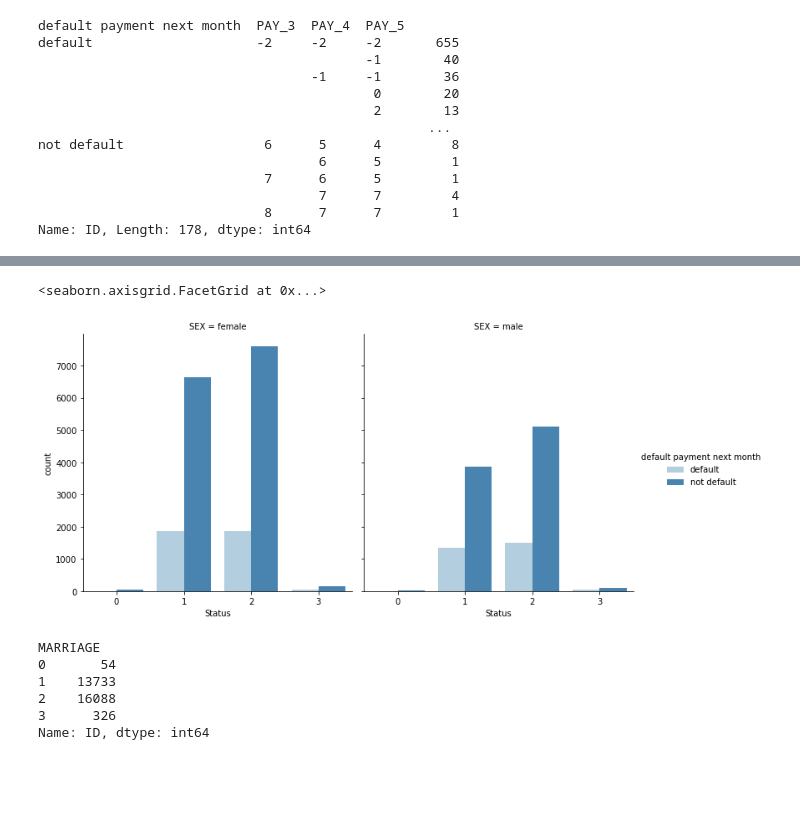
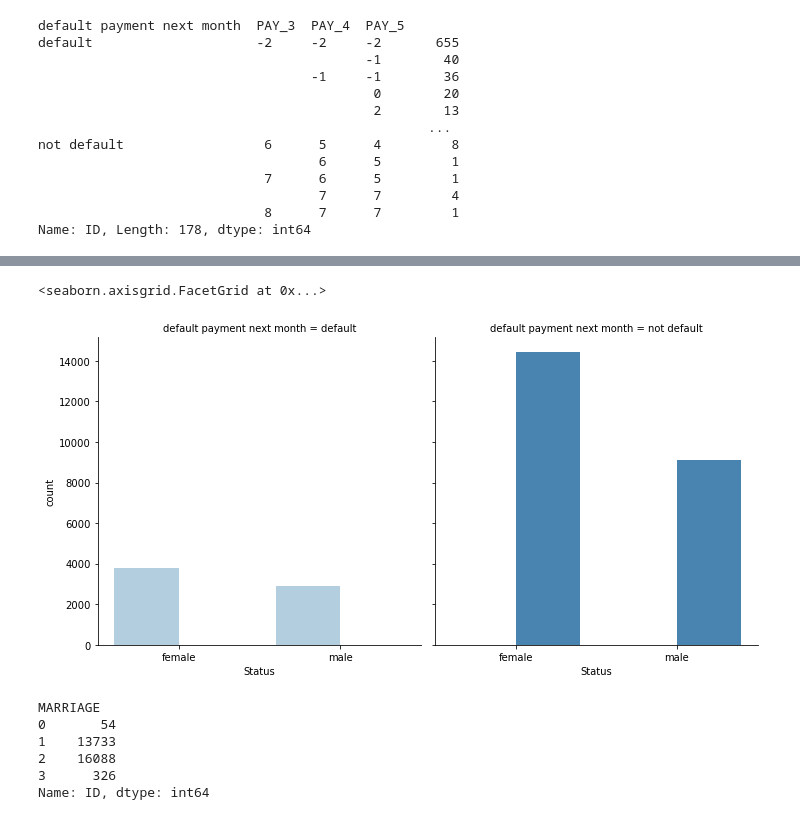
Before and after one commit to ritalule/C2-T2, a Jupyter notebook: C2-T2.ipynb, the cells around one changed output, grey strips where cells are left out. Drawn from its saved outputs; the diff is of its cells as text; code cells hidden in the pictures; blank space fills up the shorter version.

```diff
--- a/C2-T2.ipynb
+++ b/C2-T2.ipynb
@@ -489,10 +489,10 @@ sns.lmplot('ID','LIMIT_BAL',hue='default payment next month',data=credit,x_bins=
 # %%
-fg=sns.factorplot('MARRIAGE', data=credit, kind='count', hue='default payment next month', col='SEX', hue_order=['default','not default'],
+fg=sns.factorplot('SEX', data=credit, kind='count', hue='default payment next month', col='default payment next month', hue_order=['default','not default'],
                  palette='Blues')
 fg.set_xlabels('Status')
 # %% [output]
 <seaborn.axisgrid.FacetGrid at 0x...>
-[figure, old version]
+[figure, new version]
 # %%
 credit.groupby('MARRIAGE')['ID'].count()
 # %% [output]
```
Also changed, not shown: parts of 9 cells of this notebook, 2 other files.
